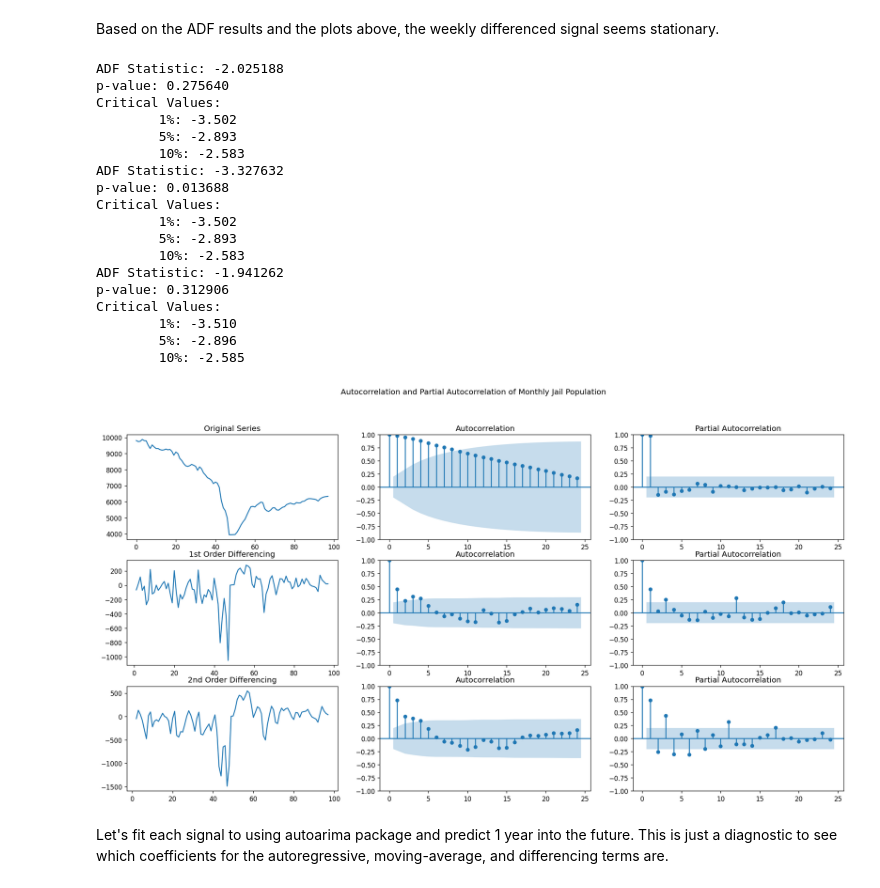
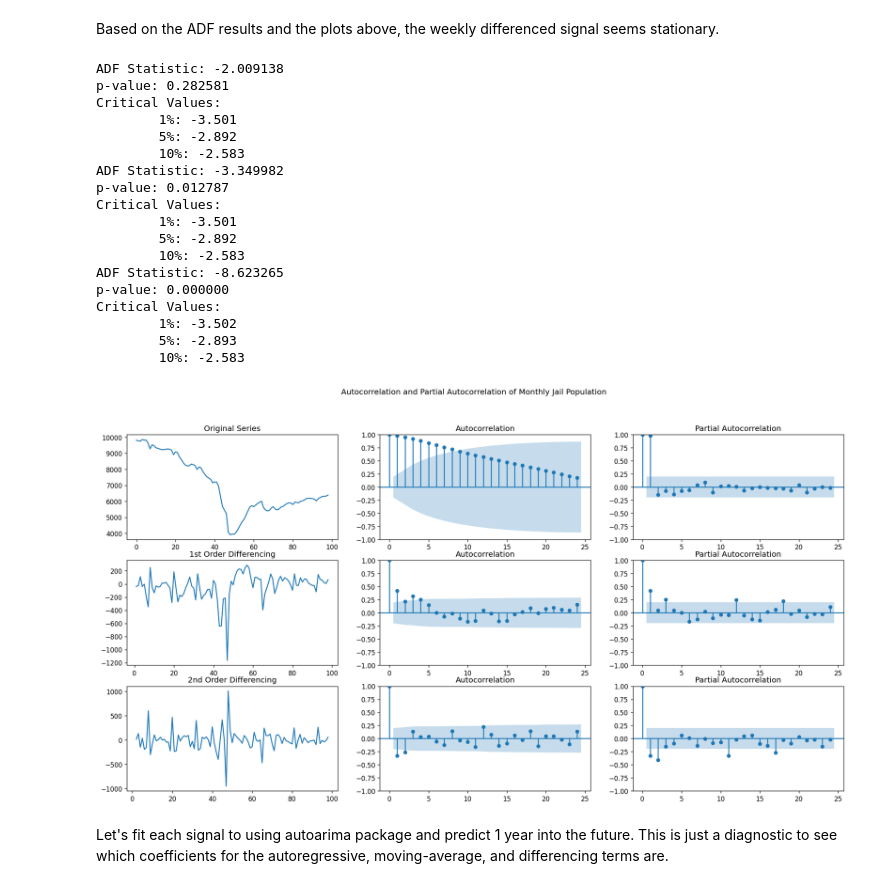
Before and after one commit to DataCollaborativeForJustice/DOC_Jail_Population_Timeseries, a Jupyter notebook: Scripts/03_model_training.ipynb, the cells around one changed output. Cells and saved outputs as stored; diff of their text form; code cells hidden in the pictures.

```diff
--- a/Scripts/03_model_training.ipynb
+++ b/Scripts/03_model_training.ipynb
@@ -277,31 +277,31 @@ print('Critical Values:')
 for key, value in result[4].items():
     print('\t%s: %.3f' % (key, value))
 
-result = adfuller(monthly_pop['ADP'].diff(2).dropna())
+result = adfuller(monthly_pop['ADP'].diff().diff().dropna())
 print('ADF Statistic: %f' % result[0])
 print('p-value: %f' % result[1])
 print('Critical Values:')
 for key, value in result[4].items():
     print('\t%s: %.3f' % (key, value))
 # %% [output]
-ADF Statistic: -2.025188
-p-value: 0.275640
+ADF Statistic: -2.009138
+p-value: 0.282581
+Critical Values:
+        1%: -3.501
+        5%: -2.892
+        10%: -2.583
+ADF Statistic: -3.349982
+p-value: 0.012787
+Critical Values:
+        1%: -3.501
+        5%: -2.892
+        10%: -2.583
+ADF Statistic: -8.623265
+p-value: 0.000000
 Critical Values:
         1%: -3.502
         5%: -2.893
         10%: -2.583
-ADF Statistic: -3.327632
-p-value: 0.013688
-Critical Values:
-        1%: -3.502
-        5%: -2.893
-        10%: -2.583
-ADF Statistic: -1.941262
-p-value: 0.312906
-Critical Values:
-        1%: -3.510
-        5%: -2.896
-        10%: -2.585
 # %%
 #based on the ADF test above, d = 1. Let's plot the acf
 #from statsmodels.graphics.tsaplots import plot_acf, plot_pacf
@@ -310,37 +310,37 @@ plt.rcParams.update({'figure.figsize':(20,10), 'figure.dpi':120})
 # Original Series
 fig, axes = plt.subplots(3, 3)
 axes[0, 0].plot(monthly_pop['ADP']); axes[0, 0].set_title('Original Series')
 
 plot_acf(monthly_pop['ADP'], lags = 24, ax = axes[0, 1])
 axes[0, 1].set_title('Autocorrelation')
 
 plot_pacf(monthly_pop['ADP'], lags = 24, ax=axes[0, 2])
 axes[0, 2].set_title('Partial Autocorrelation')
 
 
 # 1st Differencing
 axes[1, 0].plot(monthly_pop['ADP'].diff()); axes[1, 0].set_title('1st Order Differencing')
 
 plot_acf(monthly_pop['ADP'].diff().dropna(), lags = 24, ax = axes[1, 1])
 axes[1, 1].set_title('Autocorrelation')
 
 plot_pacf(monthly_pop['ADP'].diff().dropna(), lags = 24, ax=axes[1, 2])
 axes[1, 2].set_title('Partial Autocorrelation')
 
 # 2nd Differencing
-axes[2, 0].plot(monthly_pop['ADP'].diff(2)); axes[2, 0].set_title('2nd Order Differencing')
+axes[2, 0].plot(monthly_pop['ADP'].diff().diff().dropna()); axes[2, 0].set_title('2nd Order Differencing')
 
-plot_acf(monthly_pop['ADP'].diff(2).dropna(), lags = 24, ax = axes[2, 1])
+plot_acf(monthly_pop['ADP'].diff().diff().dropna(), lags = 24, ax = axes[2, 1])
 axes[2, 1].set_title('Autocorrelation')
 
-plot_pacf(monthly_pop['ADP'].diff(2).dropna(), lags = 24, ax=axes[2, 2])
+plot_pacf(monthly_pop['ADP'].diff().diff().dropna(), lags = 24, ax=axes[2, 2])
 axes[2, 2].set_title('Partial Autocorrelation')
 
 fig.suptitle("Autocorrelation and Partial Autocorrelation of Monthly Jail Population")
 plt.savefig("../Outputs/monthly_jail_pop_acf_pacf_plots.png",bbox_inches = 'tight')
 plt.show()
 # %% [output]
-[figure, old version]
+[figure, new version]
 # %% [markdown]
 Let's fit each signal to using autoarima package and predict 1 year into the future. This is just a diagnostic to see which coefficients for the autoregressive, moving-average, and differencing terms are.
 # %%
```
Also changed, not shown: parts of 48 cells of this notebook, 25 other files.
